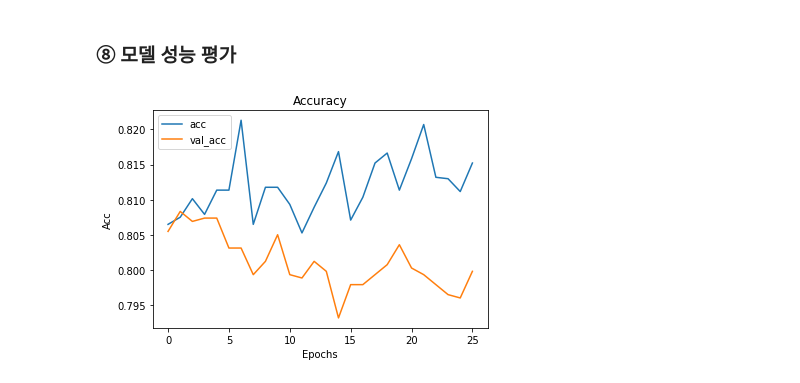
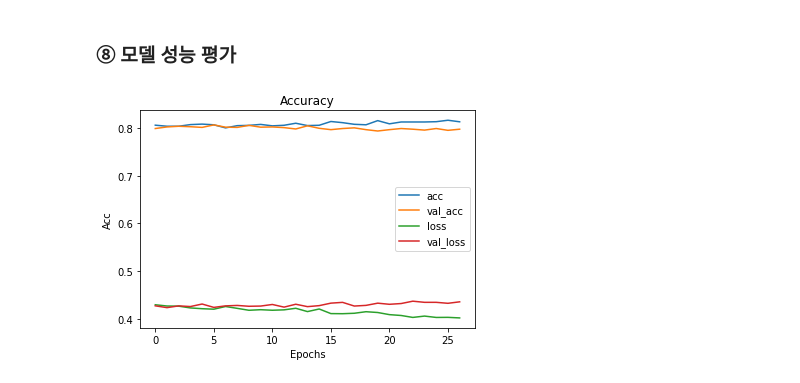
Before and after one commit to kgpark88/ems, a Jupyter notebook: DNN.ipynb, the cells around one changed output. Cells and saved outputs as stored; diff of their text form; code cells hidden in the pictures.

```diff
--- a/DNN.ipynb
+++ b/DNN.ipynb
@@ -316,13 +316,15 @@ Epoch 00026: early stopping
 # %%
 plt.plot(history.history['acc'])
 plt.plot(history.history['val_acc'])
+plt.plot(history.history['loss'])
+plt.plot(history.history['val_loss'])
 plt.title('Accuracy')
 plt.xlabel('Epochs')
 plt.ylabel('Acc')
-plt.legend(['acc', 'val_acc'])
+plt.legend(['acc', 'val_acc', 'loss', 'val_loss'])
 plt.show()
 # %% [output]
-[figure, old version]
+[figure, new version]
 # %%
 from sklearn.metrics import classification_report,confusion_matrix
 # %%
```
Also changed, not shown: parts of 6 cells of this notebook.
